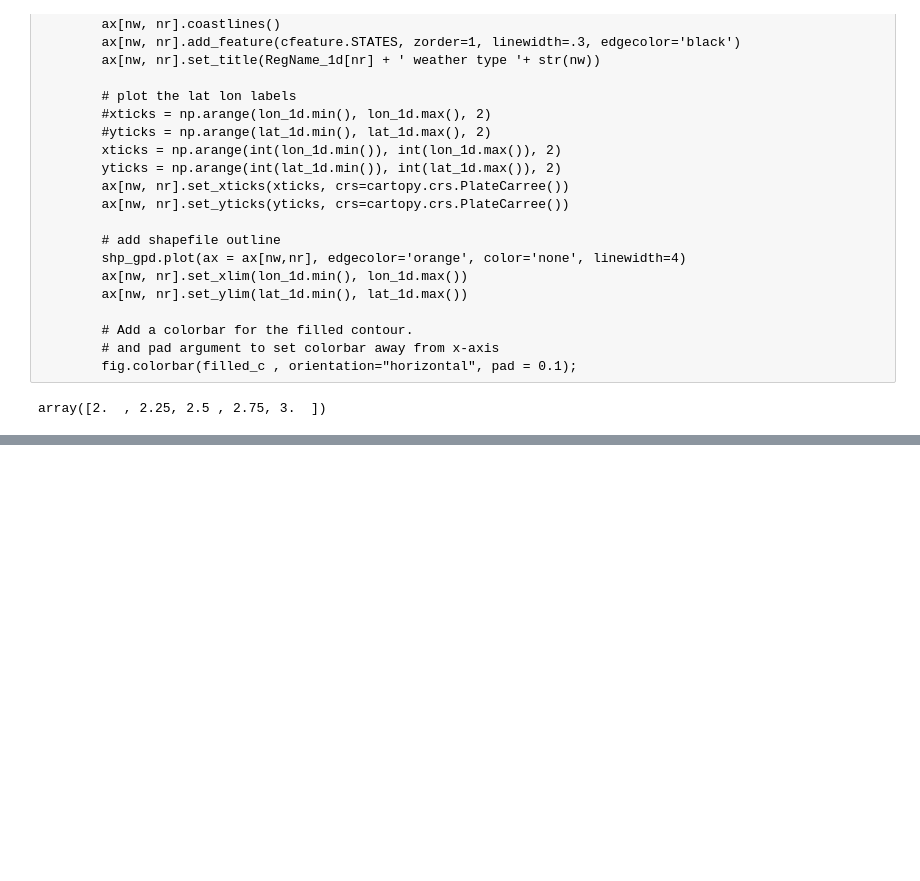
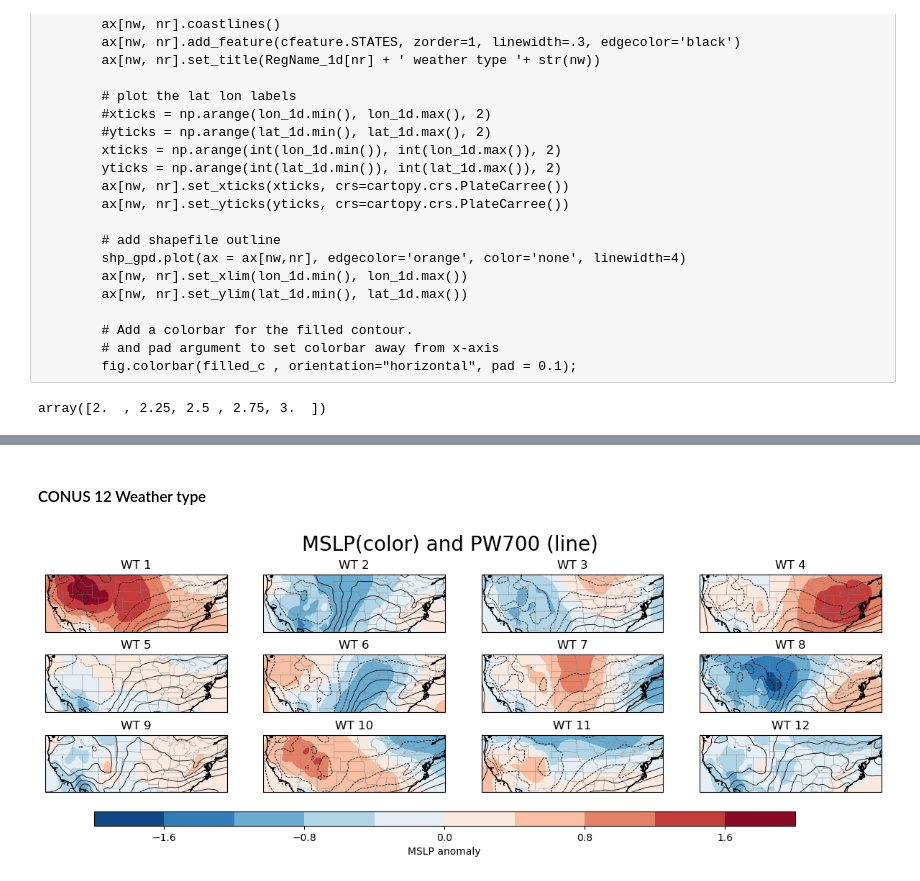
Before and after one commit to ming80302/COEXIST, a Jupyter notebook: AZ_S2S_centroid.ipynb, the cells around one changed output, grey strips where cells are left out. Drawn from its saved outputs; the diff is of its cells as text; code cells hidden in the pictures; blank space fills up the shorter version.

```diff
--- a/AZ_S2S_centroid.ipynb
+++ b/AZ_S2S_centroid.ipynb
@@ -161,0 +164,42 @@ fig.colorbar(filled_c, cax=cbar_ax);
+# %% [markdown]
+#### CONUS 12 Weather type
+# %%
+sCentroids = '/glade/u/home/mingge/WTing_existing-centroids/CONUS-WTs_existing_centroids.npz'
+DATA = np.load(sCentroids)
+rgrCentroids = DATA['rgrCentroids']               # (12, 3, 24, 74)
+rgiWTs = range(1, rgrCentroids.shape[0]+1, 1)     # number of WT
+n_wt  = rgrCentroids.shape[0]
+n_var = rgrCentroids.shape[1]
+n_lat = rgrCentroids.shape[2]
+n_lon = rgrCentroids.shape[3]
+# %%
+
+# Set up a standard map for latlon data for multiple subplots
+fig, axs = plt.subplots(3, 4, figsize=(15, 5), subplot_kw={'projection': proj})
+
+ct = 0
+levels = np.linspace(-2,2, 11)
+
+for nr in range(0,3):
+    for nc in range(0,4):
+        msl=axs[nr,nc].contourf(rgrLonWT, rgrLatWT, rgrCentroids[ct,0], levels=levels, cmap='RdBu_r')
+        # pw =axs[nr,nc].contour(rgrLonWT, rgrLatWT, rgrCentroids[ct,2],colors='k')
+        axs[nr,nc].contour(rgrLonWT, rgrLatWT, rgrCentroids[ct,2], colors='k', linewidths=.6)
+        # Add coastlines
+        axs[nr, nc].coastlines()
+        axs[nr, nc].add_feature(cfeature.STATES, zorder=1, linewidth=.2, edgecolor='grey')
+
+        ct +=1
+        axs[nr,nc].title.set_text("WT " + str(ct))
+
+# Set a Single Main Title for All the Subplots
+fig.suptitle('MSLP(color) and PW700 (line)', fontsize=10)
+
+# rect : This parameter is the dimensions [left, bottom, width, height] of the new axes.
+
+fig.subplots_adjust(bottom=0.25)
+cbar_ax = fig.add_axes([0.17, 0.17, 0.65, 0.04])
+clb = fig.colorbar(msl, cax=cbar_ax, orientation="horizontal");
+clb.set_label('MSLP anomaly')
+# %% [output]
+[figure, added]
```
Also changed, not shown: parts of 2 cells of this notebook.
